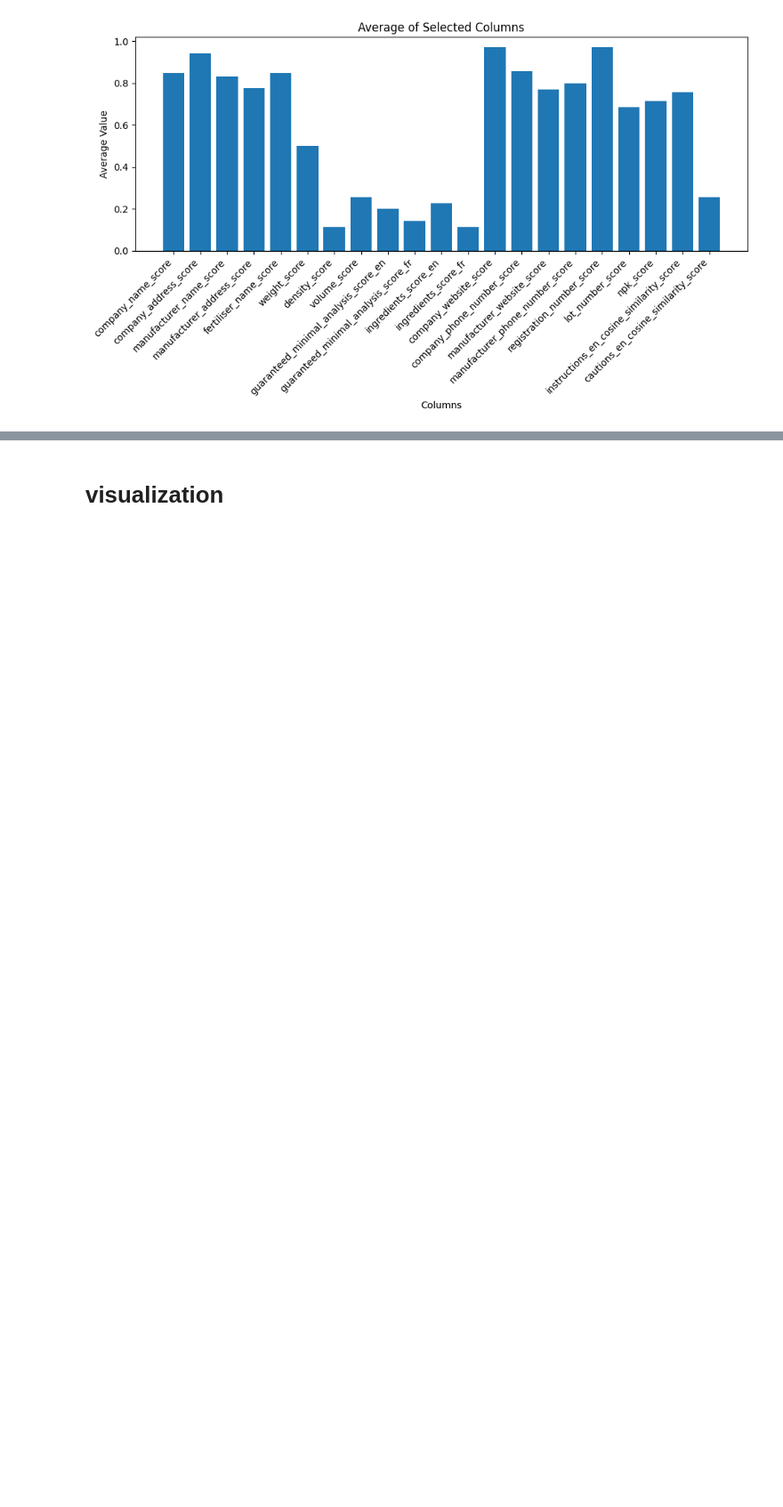
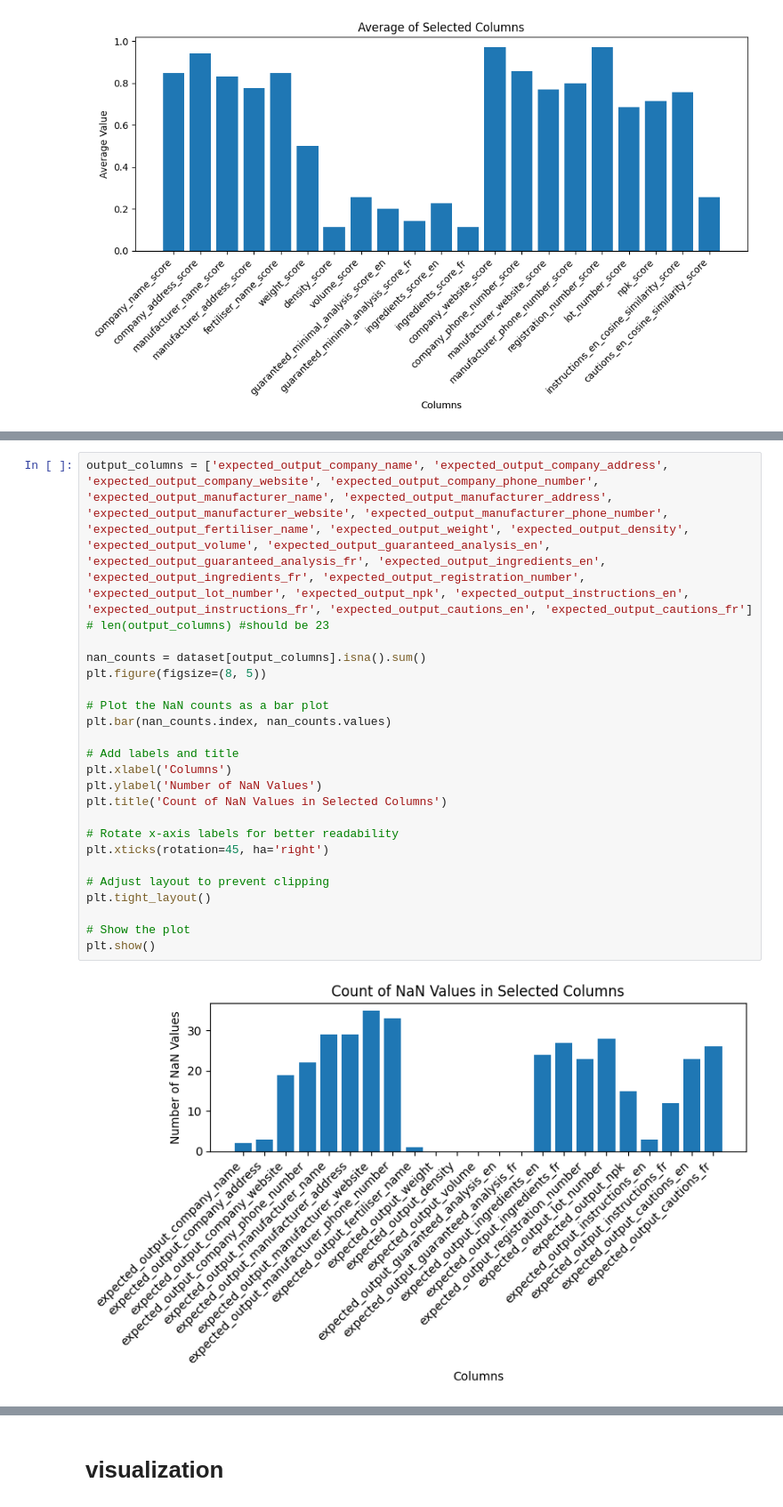
Before and after one commit to ai-cfia/fertiscan-pipeline, a Jupyter notebook: notebooks/metric.ipynb, the cells around one changed output, grey strips where cells are left out. Shown at 89% size. Cells and saved outputs as stored; diff of their text form; blank space fills up the shorter version.

```diff
--- a/notebooks/metric.ipynb
+++ b/notebooks/metric.ipynb
@@ -1906,0 +1973,25 @@ plt.show()
+# %%
+output_columns = ['expected_output_company_name', 'expected_output_company_address', 'expected_output_company_website', 'expected_output_company_phone_number', 'expected_output_manufacturer_name', 'expected_output_manufacturer_address', 'expected_output_manufacturer_website', 'expected_output_manufacturer_phone_number', 'expected_output_fertiliser_name', 'expected_output_weight', 'expected_output_density', 'expected_output_volume', 'expected_output_guaranteed_analysis_en', 'expected_output_guaranteed_analysis_fr', 'expected_output_ingredients_en', 'expected_output_ingredients_fr', 'expected_output_registration_number', 'expected_output_lot_number', 'expected_output_npk', 'expected_output_instructions_en', 'expected_output_instructions_fr', 'expected_output_cautions_en', 'expected_output_cautions_fr']
+# len(output_columns) #should be 23
+
+nan_counts = dataset[output_columns].isna().sum()
+plt.figure(figsize=(8, 5))
+
+# Plot the NaN counts as a bar plot
+plt.bar(nan_counts.index, nan_counts.values)
+
+# Add labels and title
+plt.xlabel('Columns')
+plt.ylabel('Number of NaN Values')
+plt.title('Count of NaN Values in Selected Columns')
+
+# Rotate x-axis labels for better readability
+plt.xticks(rotation=45, ha='right')
+
+# Adjust layout to prevent clipping
+plt.tight_layout()
+
+# Show the plot
+plt.show()
+# %% [output]
+[figure, added]
```
Also changed, not shown: parts of 6 cells of this notebook.
